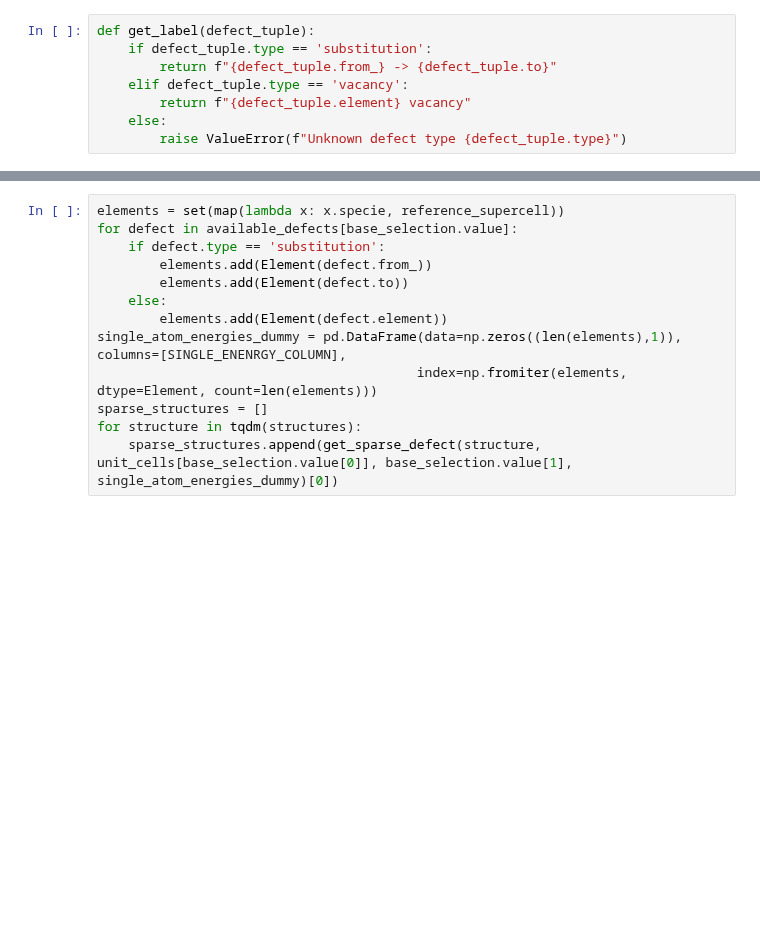
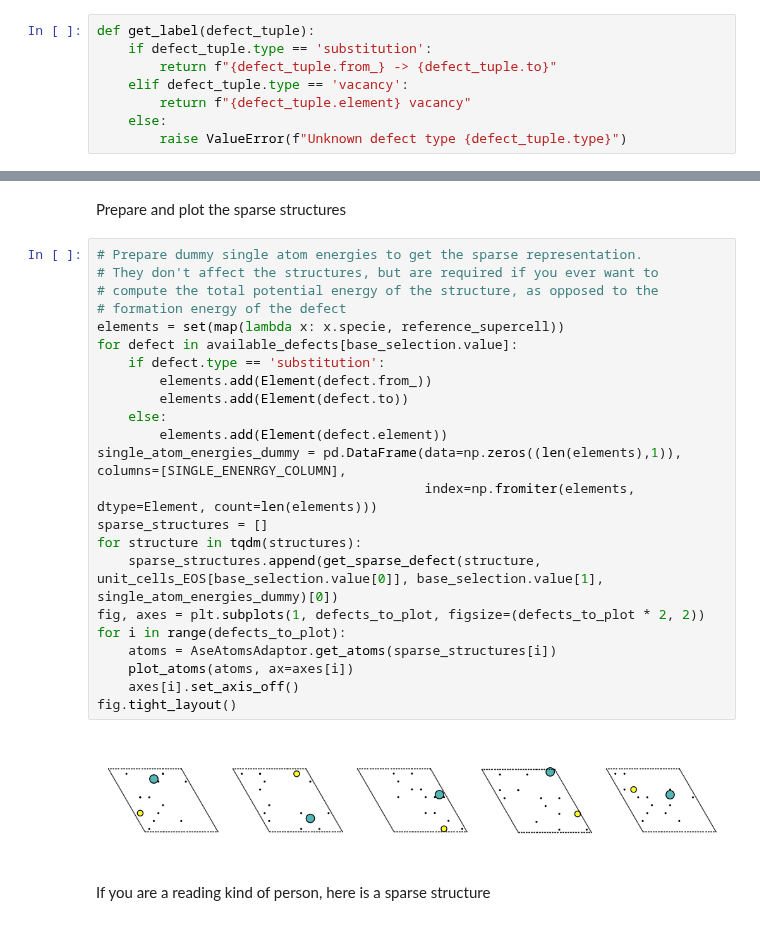
Before and after one commit to HSE-LAMBDA/ai4material_design, a Jupyter notebook: notebooks/Inference.ipynb, the cells around one changed output, grey strips where cells are left out. Cells and saved outputs as stored; diff of their text form; blank space fills up the shorter version.

```diff
--- a/notebooks/Inference.ipynb
+++ b/notebooks/Inference.ipynb
@@ -126,16 +221,32 @@ for i in trange(total_structures_selection.value):
+# %% [markdown]
+Prepare and plot the sparse structures
 # %%
+# Prepare dummy single atom energies to get the sparse representation.
+# They don't affect the structures, but are required if you ever want to
+# compute the total potential energy of the structure, as opposed to the
+# formation energy of the defect
 elements = set(map(lambda x: x.specie, reference_supercell))
 for defect in available_defects[base_selection.value]:
     if defect.type == 'substitution':
         elements.add(Element(defect.from_))
         elements.add(Element(defect.to))
     else:
         elements.add(Element(defect.element))
 single_atom_energies_dummy = pd.DataFrame(data=np.zeros((len(elements),1)), columns=[SINGLE_ENENRGY_COLUMN],
-                                         index=np.fromiter(elements, dtype=Element, count=len(elements)))
+                                          index=np.fromiter(elements, dtype=Element, count=len(elements)))
 sparse_structures = []
 for structure in tqdm(structures):
-    sparse_structures.append(get_sparse_defect(structure, unit_cells[base_selection.value[0]], base_selection.value[1], single_atom_energies_dummy)[0])
+    sparse_structures.append(get_sparse_defect(structure, unit_cells_EOS[base_selection.value[0]], base_selection.value[1], single_atom_energies_dummy)[0])
+fig, axes = plt.subplots(1, defects_to_plot, figsize=(defects_to_plot * 2, 2))
+for i in range(defects_to_plot):
+    atoms = AseAtomsAdaptor.get_atoms(sparse_structures[i])
+    plot_atoms(atoms, ax=axes[i])
+    axes[i].set_axis_off()
+fig.tight_layout()
+# %% [output]
+[figure, added]
+# %% [markdown]
+If you are a reading kind of person, here is a sparse structure
 # %%
 sparse_structures[0]
 # %% [output]
```
Also changed, not shown: parts of 26 cells of this notebook, 6 other files.
